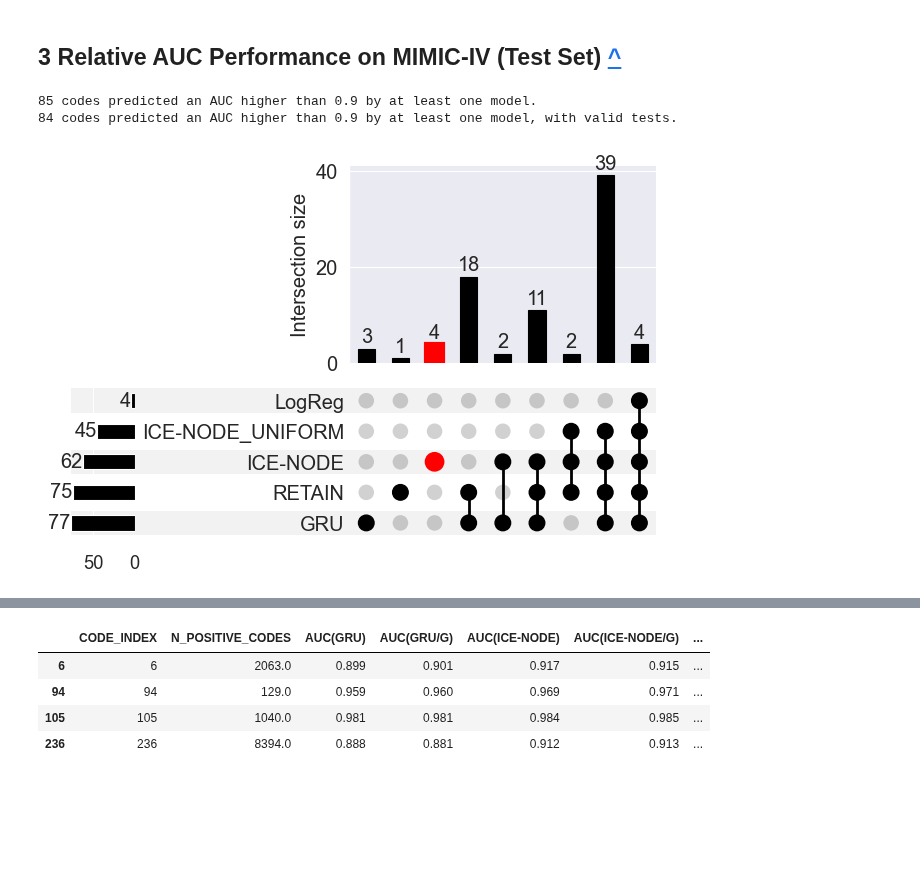
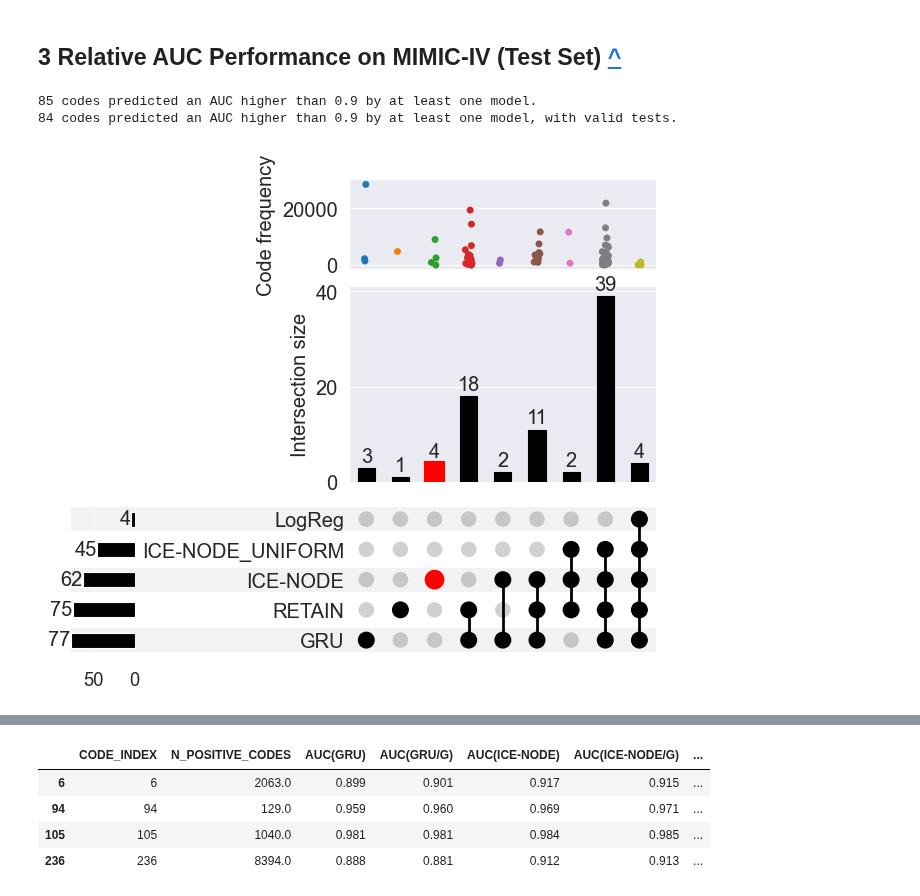
Before and after one commit to barahona-research-group/ICE-NODE, a Jupyter notebook: notebooks/dx_fine_analysis.ipynb, the cells around one changed output, grey strips where cells are left out. Cells and saved outputs as stored; diff of their text form; code cells hidden in the pictures; blank space fills up the shorter version.

```diff
--- a/notebooks/dx_fine_analysis.ipynb
+++ b/notebooks/dx_fine_analysis.ipynb
@@ -472,13 +452,14 @@ auctests_m3.loc[:, test_cols].isnull().max(axis=1).sum()
 # %% [output]
 3
 # %%
+upset_clfs = ['ICE-NODE', 'ICE-NODE_UNIFORM', 'GRU', 'RETAIN', 'LogReg',
+              'ICE-NODE/G', 'ICE-NODE_UNIFORM/G', 'GRU/G']
 
-upset_clfs = ['ICE-NODE', 'ICE-NODE_UNIFORM', 'GRU', 'RETAIN', #'LogReg',
-              'ICE-NODE/G', 'ICE-NODE_UNIFORM/G', 'GRU/G']
-upsetcontents_m3, upsetindicator_m3, data_m3,  _, compete_codesm3 = A.relative_performance_upset(auctests_m3,
-                                                                                               upset_clfs,
-                                                                                               **relative_auc_config)
+m3_code_attrs = {'Code frequency': m3_interface.dx_flatccs_frequency(m3_train_ids)}
 
+m3_upset_result = A.relative_performance_upset(auctests_m3, upset_clfs,
+                                               code_attrs=m3_code_attrs,
+                                               **relative_auc_config)
 upset_ctx = lambda : sns.plotting_context("paper", font_scale=1.5, rc={"font.family": "sans-serif",
                                                                         'axes.labelsize': 'medium',
                                                                        'ytick.labelsize': 'medium'})
@@ -486,15 +467,19 @@ upset_ctx = lambda : sns.plotting_context("paper", font_scale=1.5, rc={"font.fam
 
 
 with sns.axes_style("darkgrid"), upset_ctx():
-    upset_format = from_indicators(upsetindicator_m3, data=data_m3)
+    upset_format = from_indicators(m3_upset_result['indicator_df'], data=m3_upset_result['data'])
     upset_object = UpSet(upset_format, subset_size='count', show_counts=True)
-    upset_object.style_subsets(max_subset_size=1,
+    upset_object.style_subsets(absent=['LogReg'], present=('ICE-NODE', 'GRU', 'RETAIN'),
                                facecolor="red",
                                edgecolor="red", linewidth=3)
+    upset_object.add_catplot(value='Code frequency', kind="strip")
+
     g = upset_object.plot()
+
     current_figure = plt.gcf()
-    w, h = 3.5, 3
+    w, h = 2.5, 3
     wi, hi = current_figure.get_size_inches()
     current_figure.set_size_inches(hi*(w/h), hi)
     current_figure.savefig(f"upset_M3.pdf", bbox_inches='tight')
+    plt.show()
 # %% [output]
@@ -656,9 +642,9 @@ plt.xticks(fontsize=30)
 plt.yticks(fontsize=30)
 
 current_figure = plt.gcf()
-w, h = 4, 4
-wi, hi = current_figure.get_size_inches()
-current_figure.set_size_inches(hi*(w/h), hi)
+# w, h = 4, 4
+# wi, hi = current_figure.get_size_inches()
+# current_figure.set_size_inches(hi*(w/h), hi)
 
 current_figure.savefig("icenode_m3.pdf", bbox_inches='tight')
 plt.show()
@@ -679,32 +665,34 @@ test_res_m4 = {clf: C.eval2_(model, m4_test_ids) for clf, model in m4_predictors
 auctests_m4 = A.codes_auc_pairwise_tests({k: v['risk_prediction'] for k, v in test_res_m4.items()}, fast=True)
 # %%
 upset_clfs = ('ICE-NODE', 'ICE-NODE_UNIFORM', 'GRU', 'RETAIN', 'LogReg',)
-#                 'ICE-NODE/G', 'ICE-NODE_UNIFORM/G', 'GRU/G')
+#                'ICE-NODE/G', 'ICE-NODE_UNIFORM/G', 'GRU/G')
+m4_code_attrs = {'Code frequency': m4_interface.dx_flatccs_frequency(m4_train_ids)}
 
-upsetcontents_m4, upsetindicator_m4, data_m4,  _, compete_codesm4 = A.relative_performance_upset(auctests_m4,
-                                                                                               upset_clfs,
-                                                                                               **relative_auc_config)
-
+m4_upset_result = A.relative_performance_upset(auctests_m4, upset_clfs,
+                                               code_attrs=m4_code_attrs,
+                                               **relative_auc_config)
 upset_ctx = lambda : sns.plotting_context("paper",  font_scale=1.5, rc={"font.family": "Loma",
                                                                         'axes.labelsize': 'medium',
                                                                        'ytick.labelsize': 'medium'})
 with sns.axes_style("darkgrid"), upset_ctx():
-    upset_format = from_indicators(upsetindicator_m4, data=data_m4)
+    upset_format = from_indicators(m4_upset_result['indicator_df'], data=m4_upset_result['data'])
     upset_object = UpSet(upset_format, subset_size='count', show_counts=True)
     upset_object.style_subsets(present=['ICE-NODE'], absent=('ICE-NODE_UNIFORM', 'GRU', 'RETAIN'),
                                edgecolor="red", linewidth=3, facecolor="red")
+    upset_object.add_catplot(value='Code frequency', kind="strip")
+
     g = upset_object.plot()
-    plt.show()
     current_figure = plt.gcf()
 #     w, h = 5, 3
 #     wi, hi = current_figure.get_size_inches()
 #     current_figure.set_size_inches(hi*(w/h), hi)
 
     current_figure.savefig(f"upset_M4.pdf", bbox_inches='tight')
+    plt.show()
 # %% [output]
 85 codes predicted an AUC higher than 0.9 by at least one model.
 84 codes predicted an AUC higher than 0.9 by at least one model, with valid tests.
-[figure, old version]
+[figure, new version]
 # %%
 results_m4_eval, _ = A.evaluation_table(test_res_m4, m4_train_percentiles, top_k_list=top_k_list)
 # %%
```
Also changed, not shown: parts of 12 cells of this notebook, 1 other file.
